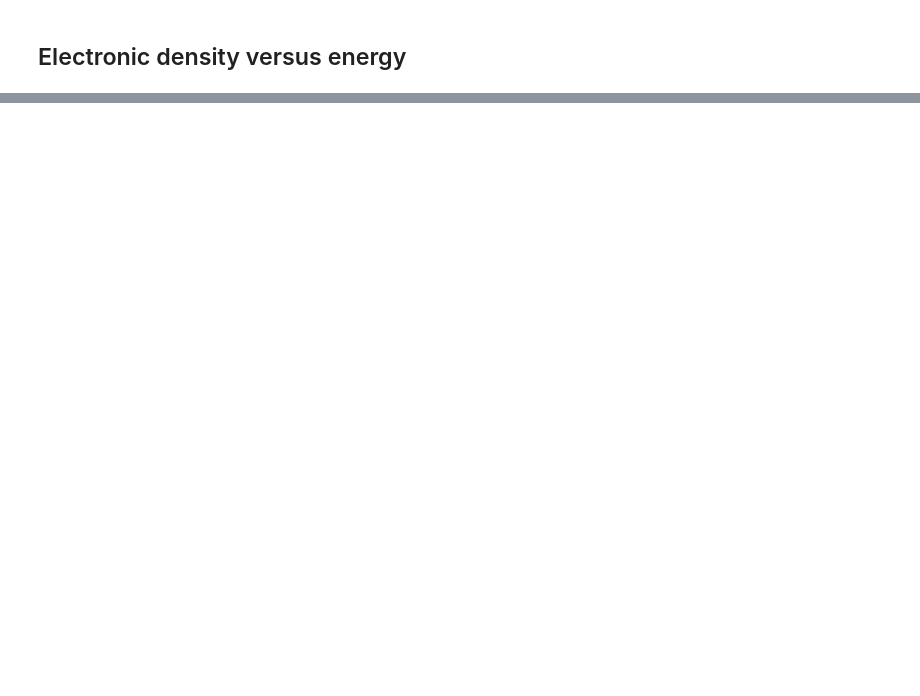
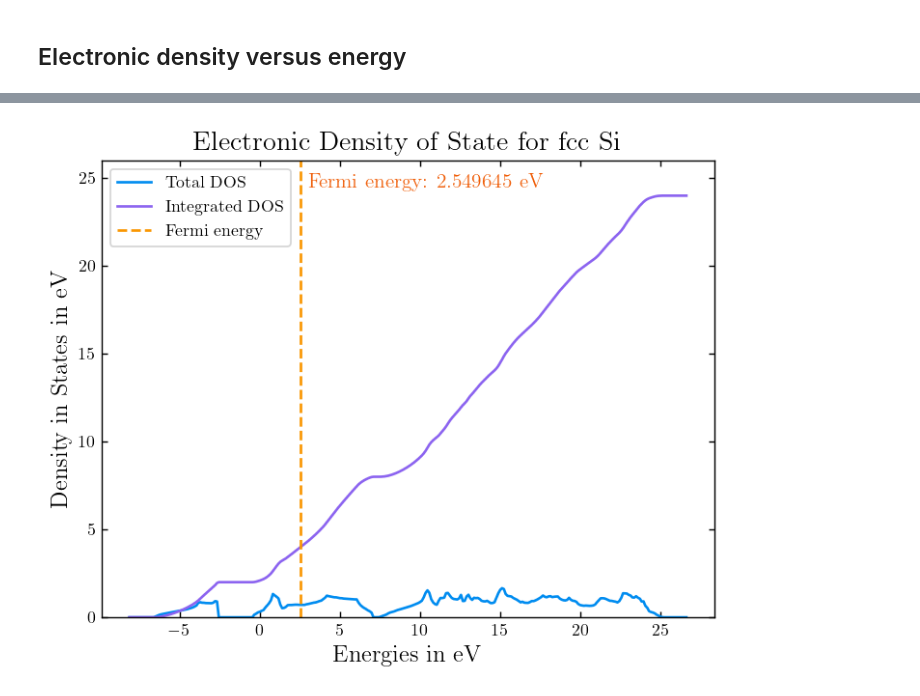
Before and after one commit to Photonico/CMP_Practice, a Jupyter notebook: VASP/Analysis for Bulk Si.ipynb, the cells around one changed output, grey strips where cells are left out. Saved outputs shown, nothing was run; the diff lists cells and outputs as text; code cells hidden in the pictures; blank space fills up the shorter version.

```diff
--- a/VASP/Analysis for Bulk Si.ipynb
+++ b/VASP/Analysis for Bulk Si.ipynb
@@ -69,0 +107,27 @@ plt.legend(loc="best")
+# %%
+# Plot
+import numpy as np
+import matplotlib.pyplot as plt
+
+# Set up the specified style parameters
+plt.figure(dpi=128)
+params = {"text.usetex": True, "font.family": "serif", "mathtext.fontset": "cm", "axes.titlesize": 16, "axes.labelsize": 14, "figure.facecolor": "w"}
+plt.rcParams.update(params)
+plt.tick_params(direction="in", which="both", top=True, right=True, bottom=True, left=True)
+
+plt.title("Electronic Density of State for fcc Si"); plt.xlabel(r"Energies in eV"); plt.ylabel(r"Density in States in eV")
+plt.plot(energies_list[0:300], total_dos_list[0:300], c="#008CF0", label="Total DOS")
+plt.plot(energies_list[0:300], integrated_dos_list[0:300], c="#8C64F0", label="Integrated DOS")
+
+# Plot Fermi energy as a vertical line
+plt.axvline(x=efermi, linestyle="--", color="#FA9600", label="Fermi energy")
+
+# Add Fermi energy value to the plot
+fermi_energy_text = f"Fermi energy: {efermi:.6f} eV"
+plt.text(efermi+0.5, 24.5, fermi_energy_text, fontsize=12, color="#F05F0A", rotation=0)
+
+plt.ylim(0,26)
+plt.legend(loc="best")
+plt.show()
+# %% [output]
+[figure, added]
```
Also changed, not shown: parts of 5 cells of this notebook, 1 other file.
